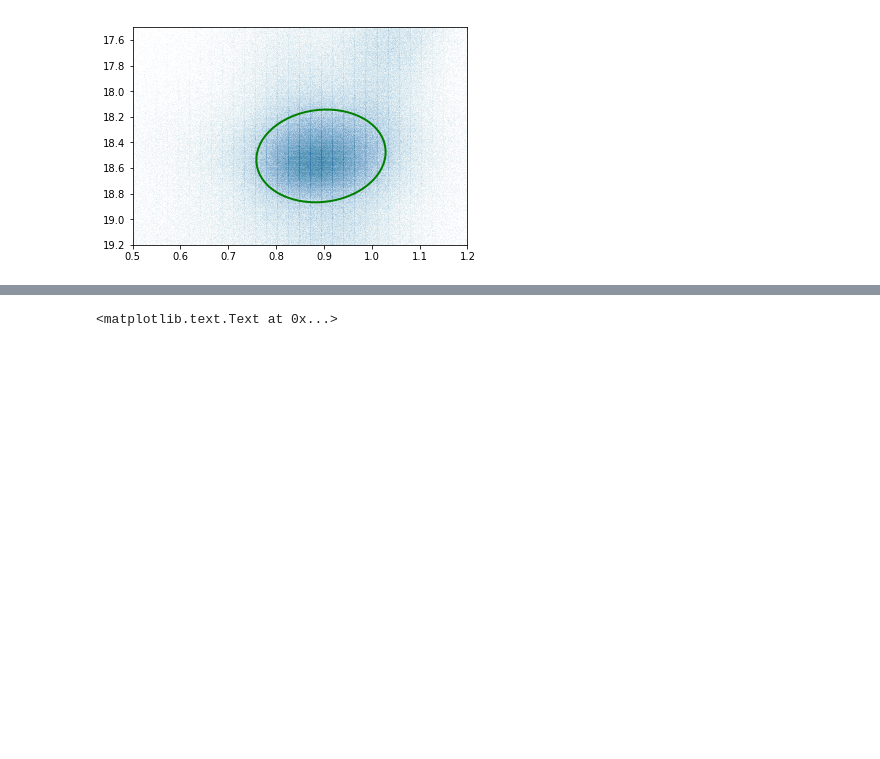
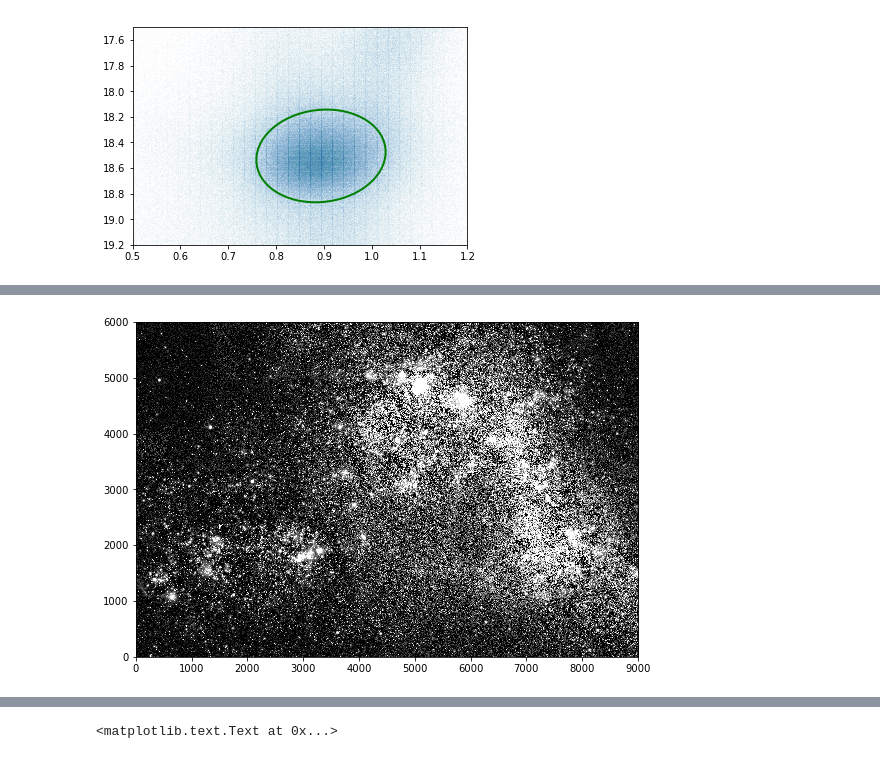
Before and after one commit to DouglasGrion/Red-Clump-Locations, a Jupyter notebook: Red-Clump-Location.ipynb, the cells around one changed output, grey strips where cells are left out. Cells and saved outputs as stored; diff of their text form; code cells hidden in the pictures; blank space fills up the shorter version.

```diff
--- a/Red-Clump-Location.ipynb
+++ b/Red-Clump-Location.ipynb
@@ -493,0 +528,12 @@ NUV_magnitude = -2.5*np.log10(RC_Flux) + 20.08
+# %%
+plt.figure(figsize=(9,9))
+fig,ax = plt.subplots(1)
+norm = ImageNormalize(stretch=SqrtStretch())
+image_data = hdu[0].data
+position = (13600, 10400)
+size = (6000, 9000)
+cutout = Cutout2D(image_data, position, size)
+plt.imshow(cutout.data, norm=norm, origin = 'lower', cmap='Greys_r', vmin=0, vmax=0.09)
+plt.show()
+# %% [output]
+[figure, added]
```
Also changed, not shown: parts of 11 cells of this notebook.
